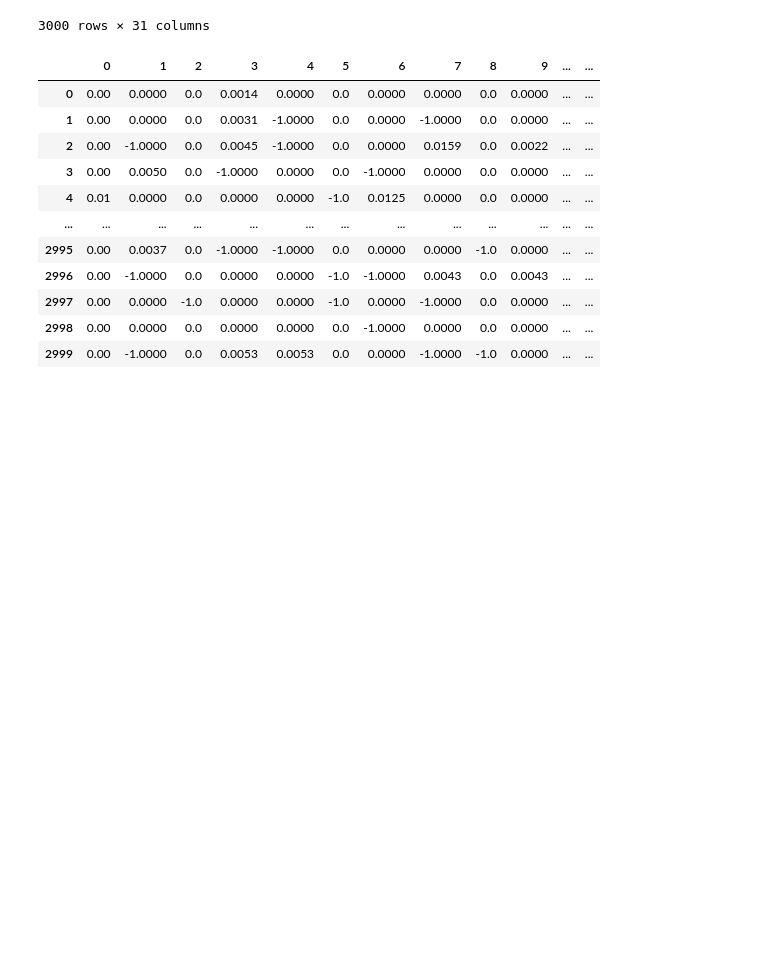
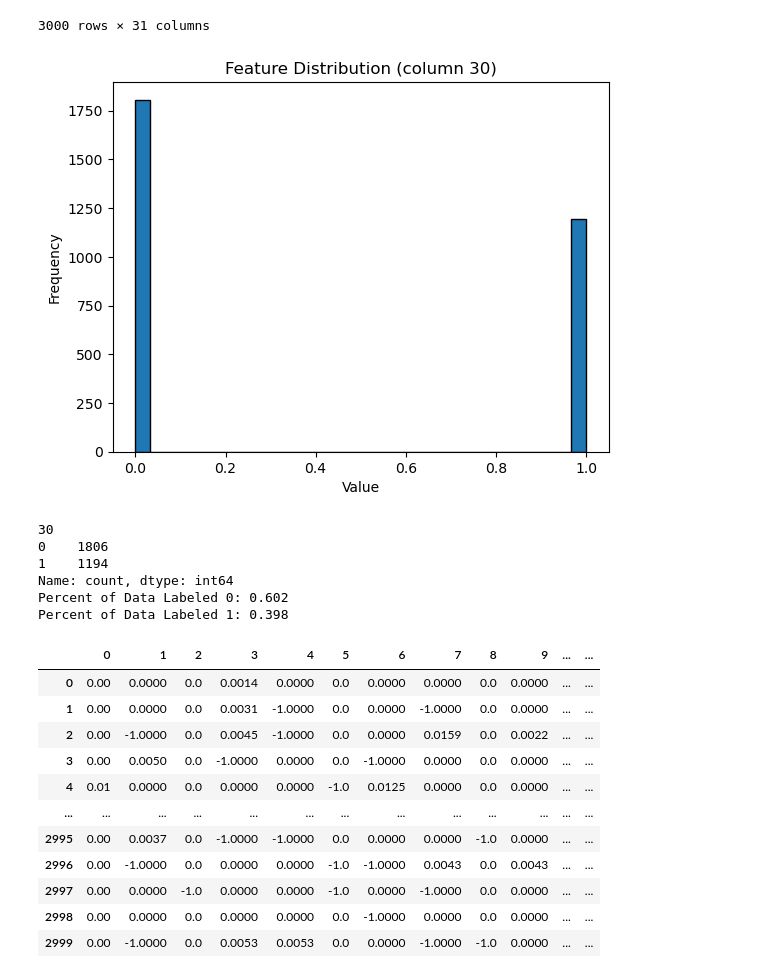
Before and after one commit to emihutter7/CSDS-340-Case-Study-1, a Jupyter notebook: CSDS340Case1.ipynb, the cells around one changed output. Drawn from its saved outputs; the diff is of its cells as text; code cells hidden in the pictures; blank space fills up the shorter version.

```diff
--- a/CSDS340Case1.ipynb
+++ b/CSDS340Case1.ipynb
@@ -187,6 +187,23 @@ features_combined
 | 2998 | 0.00 | 0.0000 | 0.0 | 0.0000 | 0.0000 | 0.0 | -1.0000 | 0.0000 | 0.0 | 0.0000 | ... | ... |
 | 2999 | 0.00 | -1.0000 | 0.0 | 0.0053 | 0.0053 | 0.0 | 0.0000 | -1.0000 | -1.0 | 0.0000 | ... | ... |
 3000 rows × 31 columns
+# %%
+plt.hist(target_combined, bins=30, edgecolor='black')
+plt.title('Feature Distribution (column 30)')
+plt.xlabel('Value')
+plt.ylabel('Frequency')
+plt.show()
+print(target_combined.value_counts())
+print(f"Percent of Data Labeled 0: {target_combined.value_counts()[0] / (target_combined.value_counts()[0]+ target_combined.value_counts()[1])} ")
+print(f"Percent of Data Labeled 1: {target_combined.value_counts()[1] / (target_combined.value_counts()[0]+ target_combined.value_counts()[1])} ")
+# %% [output]
+[figure, added]
+30
+0    1806
+1    1194
+Name: count, dtype: int64
+Percent of Data Labeled 0: 0.602
+Percent of Data Labeled 1: 0.398
 # %%
 pd.DataFrame(features_combined).dropna()
 # %% [output]
```
Also changed, not shown: parts of 30 cells of this notebook.
